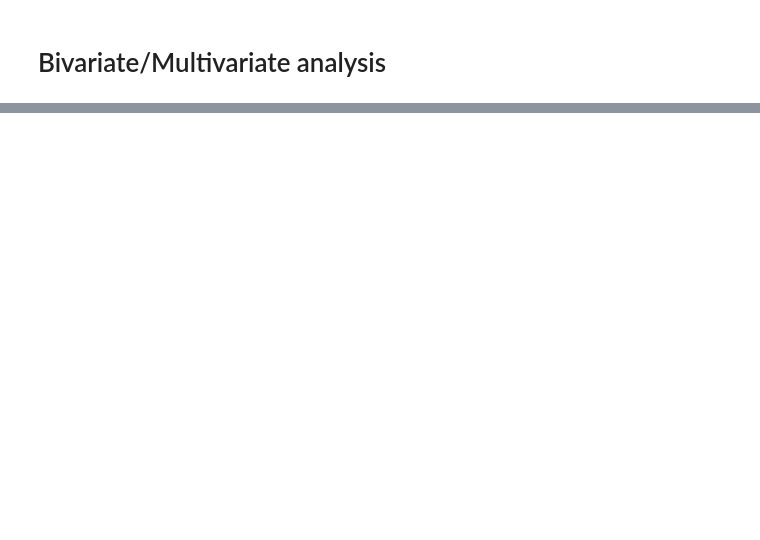
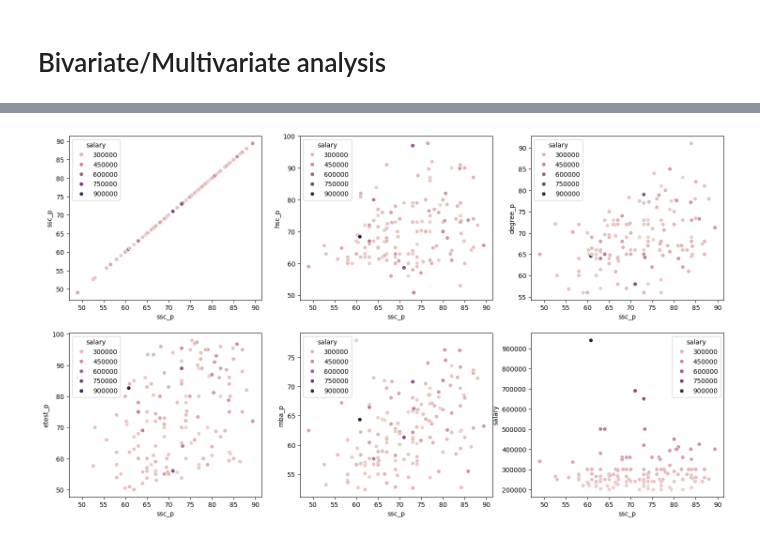
Before and after one commit to snehuvarbhe/Learn_basics_of_machine_learning, a Jupyter notebook: DAY4_analysis/EDA.ipynb, the cells around one changed output, grey strips where cells are left out. Drawn from its saved outputs; the diff is of its cells as text; code cells hidden in the pictures; blank space fills up the shorter version.

```diff
--- a/DAY4_analysis/EDA.ipynb
+++ b/DAY4_analysis/EDA.ipynb
@@ -142,0 +134,7 @@ for i,col in enumerate(num_feature,start=1):
+# %%
+plt.figure(figsize=(18,10))
+for i,col in enumerate(num_feature,start=1):
+    plt.subplot(2,3,i)
+    sns.scatterplot(x=df['ssc_p'],y=df[col],hue=df['salary'])
+# %% [output]
+[figure, added]
```
Also changed, not shown: parts of 12 cells of this notebook.
